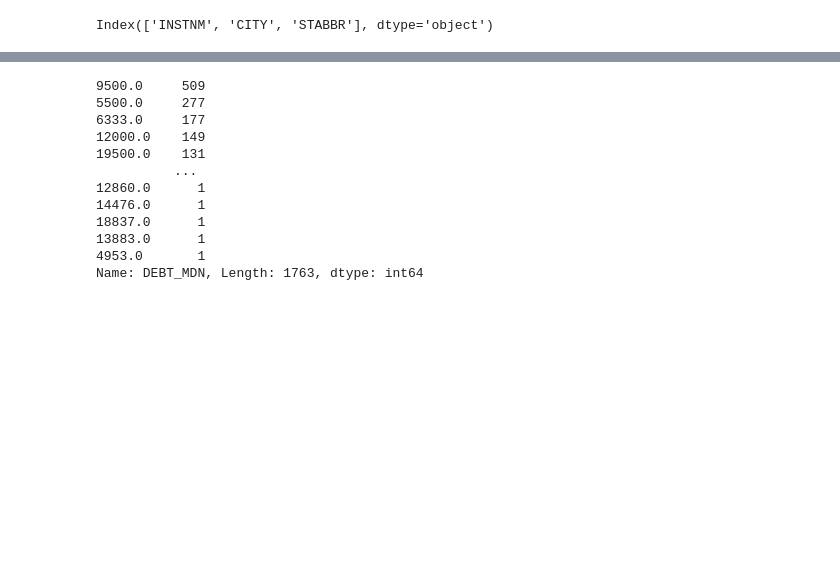
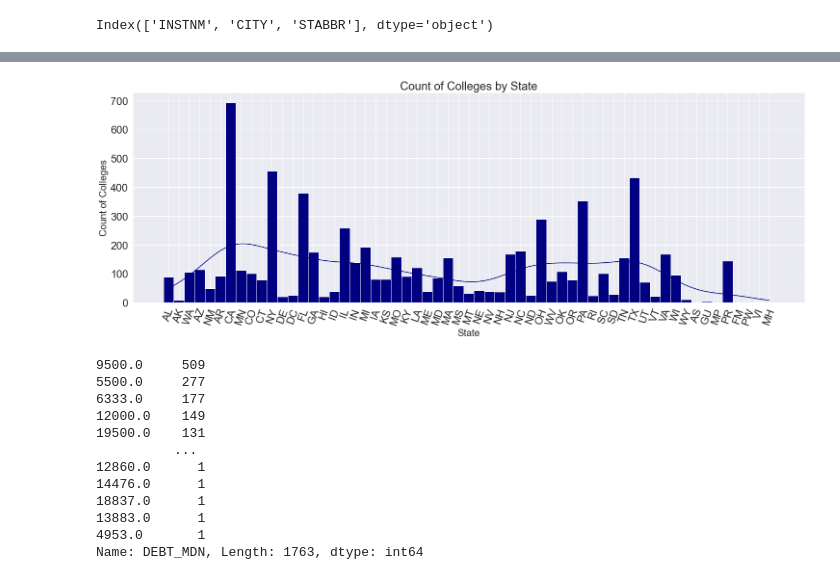
Before and after one commit to samantoz/dsc680-applied-datascience, a Jupyter notebook: Project-2/viz.ipynb, the cells around one changed output, grey strips where cells are left out. Cells and saved outputs as stored; diff of their text form; code cells hidden in the pictures; blank space fills up the shorter version.

```diff
--- a/Project-2/viz.ipynb
+++ b/Project-2/viz.ipynb
@@ -116,3 +117,6 @@ object      3
 int64       2
 dtype: int64
 Index(['INSTNM', 'CITY', 'STABBR'], dtype='object')
+# %%
+state_hist = df_features_cost_features[['STABBR']]
+state_hist.info()
@@ -119,3 +148,23 @@ Index(['INSTNM', 'CITY', 'STABBR'], dtype='object')
+# %%
+# state_hist.set_title('Number of Colleges per State')
+# sns.set(rc={'figure.figsize':(6.5,4.5)})
+sns.set(font_scale=2)
+sns.set_color_codes("pastel")
+plt.figure(figsize=(25,8))
+sns.histplot(data=state_hist
+			 , x='STABBR'
+			, color = 'navy'
+			, alpha = 1
+			, kde = True)
+plt.xlabel("State",size=20)
+plt.ylabel("Count of Colleges", size=20)
+plt.title("Count of Colleges by State",size=24)
+plt.xticks(rotation=70)
+# plt.savefig('CollegeCntByState.png')
+# Adding this pass to suppress the output in the console.
+pass;
+# %% [output]
+[figure, added]
 # %%
 df_features_cost_features['DEBT_MDN'].value_counts()
 # %% [output]
```
Also changed, not shown: parts of 7 cells of this notebook, 10 other files.
